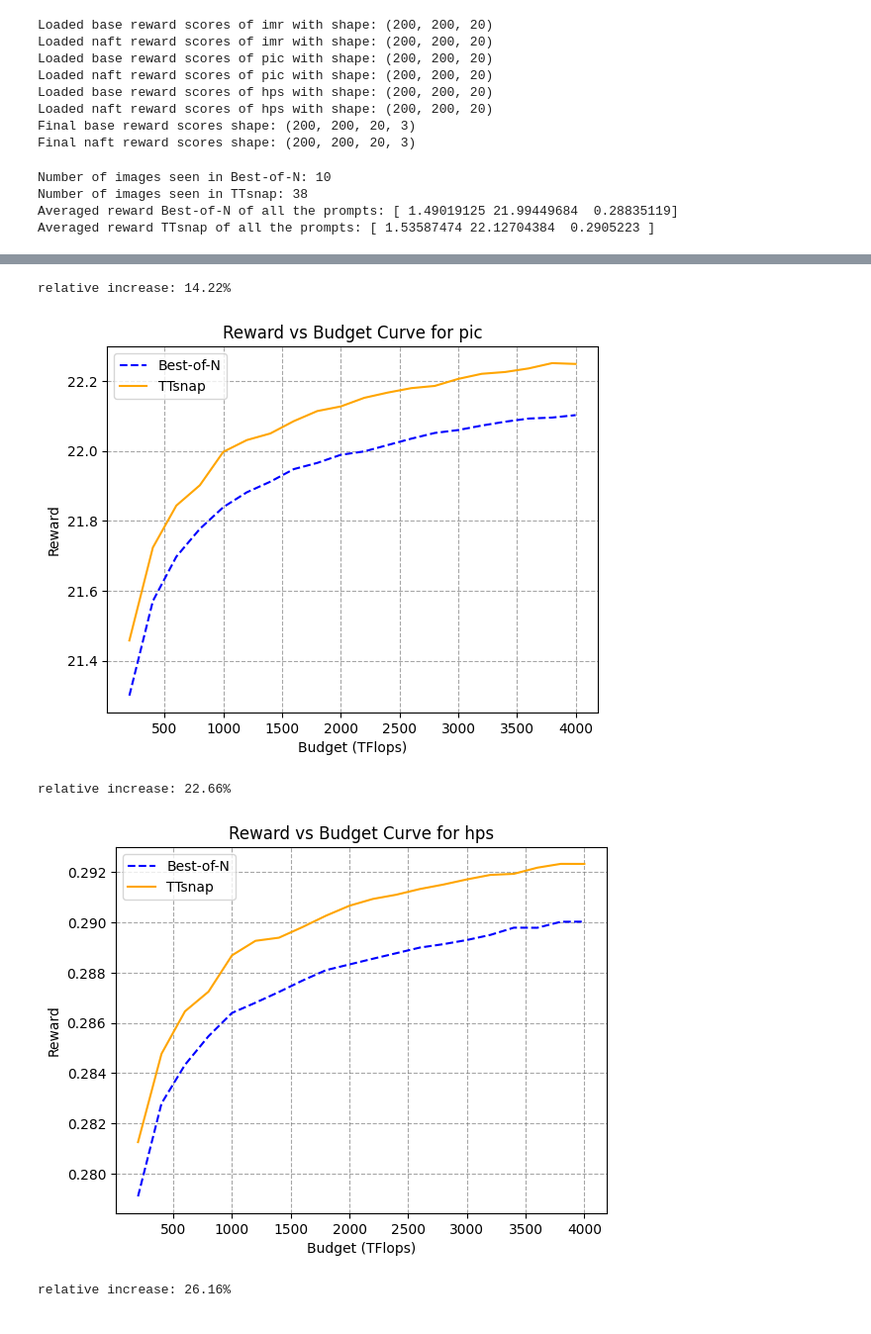
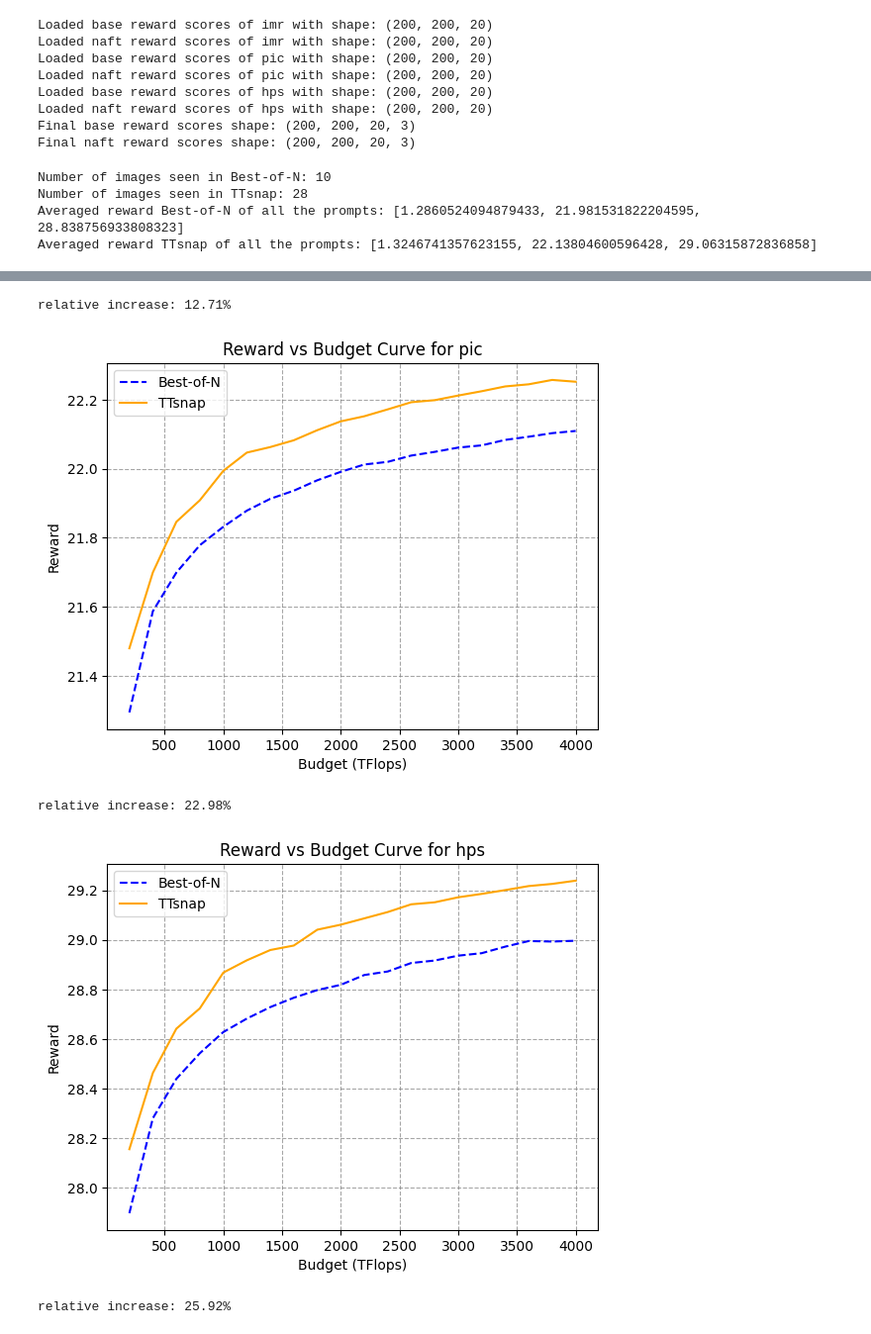
Before and after one commit to TerrysLearning/TTSnap, a Jupyter notebook: simulation/ttsnap_multi.ipynb, the cells around one changed output, grey strips where cells are left out. Shown at 99% size. Drawn from its saved outputs; the diff is of its cells as text; code cells hidden in the pictures.

```diff
--- a/simulation/ttsnap_multi.ipynb
+++ b/simulation/ttsnap_multi.ipynb
@@ -68,6 +67,14 @@ Final base reward scores shape: (200, 200, 20, 3)
 Final naft reward scores shape: (200, 200, 20, 3)
 # %%
 from ttsnap_sim import *
+# %%
+def postprocess_reward(value, reward_model):
+    # do some postprocessing based on the reward model if needed
+    if reward_model == 'imr':
+        value = ( value - 0.16717362830052426 )/  1.0333394966054072
+    elif reward_model == 'hps':
+        value = value * 100
+    return value
 # %%
 'Compare TTSnap, TTSp and Best-of-N'
 
@@ -85,20 +92,22 @@ print('Number of images seen in Best-of-N:', n)
 r_bon, _ = S.bon_run(reward_base_all[:,:,-1, :], image_num_use=n, iters=iters, use_multi=True)
 
 # TTsnap
-alphas = [0.4, 0.4, 0.5] # hyperparameters
-steps_use = [2, 6, 11] # hyperparameters
+alphas = [0.4, 0.5, 0.6] # hyperparameters
+steps_use = [4, 6, 11] # hyperparameters
 n = int(budget / S.ttsp_cost(alpha_s=alphas, steps_use=steps_use))
 print('Number of images seen in TTsnap:', n)
 r_ttsp, _ = S.ttsp_run(reward_naft_all, image_num_use=n, alpha_s=alphas,
         steps_use=steps_use, iters=iters, use_multi=True)
 
+r_bon = [postprocess_reward(r_bon[i], reward_models[i]).item() for i in range(len(reward_models))]
 print('Averaged reward Best-of-N of all the prompts:', r_bon)
+r_ttsp = [postprocess_reward(r_ttsp[i], reward_models[i]).item() for i in range(len(reward_models))]
 print('Averaged reward TTsnap of all the prompts:', r_ttsp)
 # %% [output]
 Number of images seen in Best-of-N: 10
-Number of images seen in TTsnap: 38
-Averaged reward Best-of-N of all the prompts: [ 1.49019125 21.99449684  0.28835119]
-Averaged reward TTsnap of all the prompts: [ 1.53587474 22.12704384  0.2905223 ]
+Number of images seen in TTsnap: 28
+Averaged reward Best-of-N of all the prompts: [1.2860524094879433, 21.981531822204595, 28.838756933808323]
+Averaged reward TTsnap of all the prompts: [1.3246741357623155, 22.13804600596428, 29.06315872836858]
 # %%
 'Plot and evaluation under different budgets settings'
 from scipy import integrate
@@ -119,18 +128,22 @@ for budget in range(budget_start, budget_end+1, 200):
     # Best-of-N
     n = int(budget / S.bon_cost())
     r_bon, _ = S.bon_run(reward_base_all[:,:,-1,:], image_num_use=n, iters=iters, use_multi=True)
+    r_bon = [postprocess_reward(r_bon[i], reward_models[i]).item() for i in range(len(reward_models))] # ~~
     results_bon.append(r_bon)
 
     # TTsnap
-    alphas = [0.4, 0.4, 0.5] # hyperparameters
-    steps_use = [2, 6, 11] # hyperparameters
+    alphas = [0.4, 0.5, 0.6] # hyperparameters
+    steps_use = [4, 6, 11] # hyperparameters
     n = int(budget / S.ttsp_cost(alpha_s=alphas, steps_use=steps_use))
     r_ttsp, _ = S.ttsp_run(reward_naft_all, image_num_use=n, alpha_s=alphas,
         steps_use=steps_use, iters=iters, use_multi=True)
+    r_ttsp = [postprocess_reward(r_ttsp[i], reward_models[i]).item() for i in range(len(reward_models))] # ~~
     results_ttsp.append(r_ttsp)
 
 results_bon = np.stack(results_bon, axis=0) # shape (num_budgets, num_objectives)
 results_ttsp = np.stack(results_ttsp, axis=0) # shape (num_budgets, num_objectives)
+
+
 
 
 # Plot the reward vs budget curves
@@ -169,5 +182,5 @@ for i in range(len(reward_models)):
-relative increase: 14.22%
+relative increase: 12.71%
-[figure, old version]
+[figure, new version]
-relative increase: 22.66%
+relative increase: 22.98%
-[figure, old version]
+[figure, new version]
-relative increase: 26.16%
+relative increase: 25.92%
```
Also changed, not shown: parts of 3 cells of this notebook, 8 other files.
